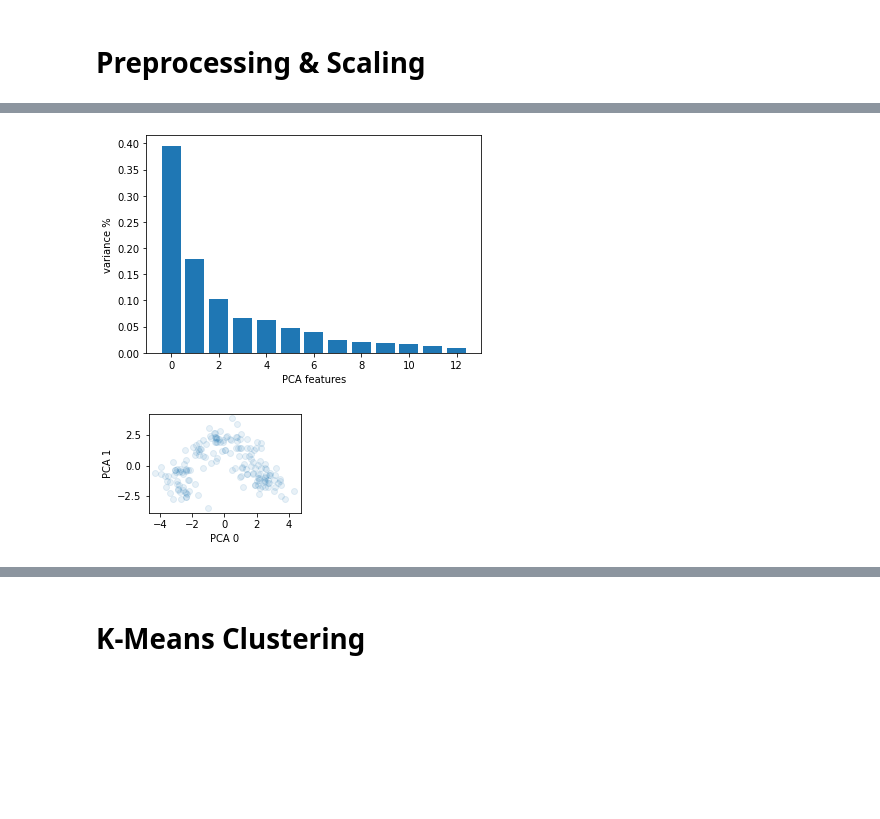
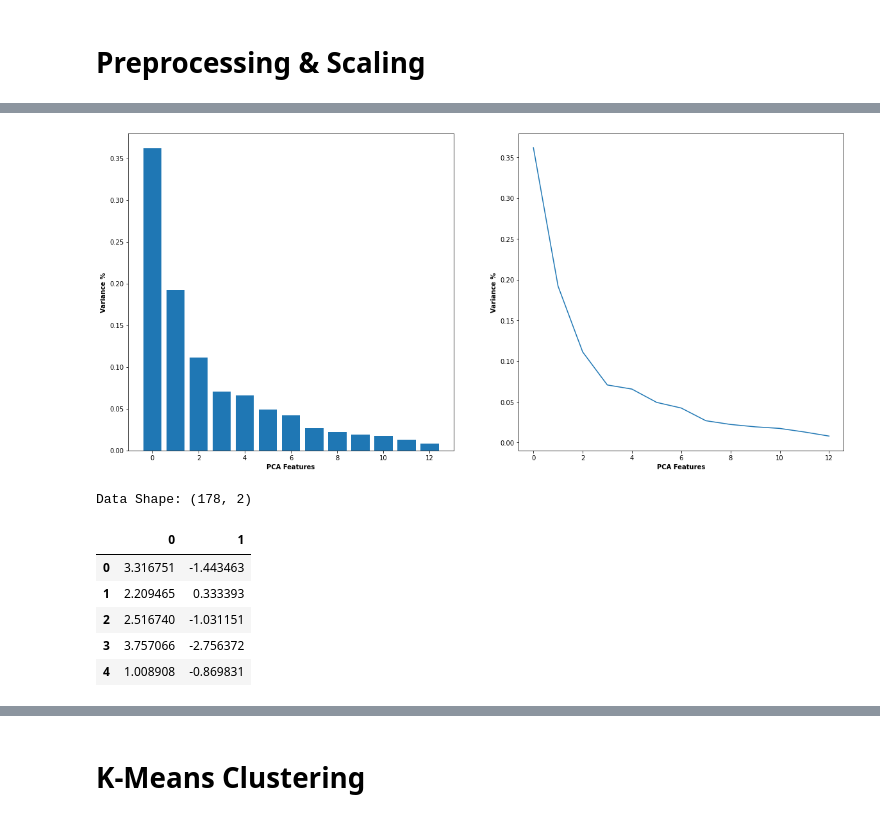
Before and after one commit to kelv-yap/sp_dsai_machine_learning, a Jupyter notebook: clustering/clustering.ipynb, the cells around one changed output, grey strips where cells are left out. Saved outputs shown, nothing was run; the diff lists cells and outputs as text; code cells hidden in the pictures; blank space fills up the shorter version.

```diff
--- a/clustering/clustering.ipynb
+++ b/clustering/clustering.ipynb
@@ -25,6 +27,13 @@ Wine Dataset from https://archive.ics.uci.edu/ml/datasets/wine
 # %%
 import pandas as pd
 
-df = pd.read_csv('data/wine.data', header=None, sep=',')
+colHeaders = ["Class", "Alcohol", "Malic Acid", "Ash",
+              "Alcalinity Of Ash", "Magnesium", "Total Phenols", "Flavanoids",
+              "Nonflavanoid Phenols", "Proanthocyanins", "Color Intensity", "Hue",
+              "Od280/Od315 Of Diluted Wines", "Proline"]
+
+df = pd.read_csv("data/wine.data",
+                 sep=",",
+                 names=colHeaders)
 df.head()
 # %% [output]
@@ -57,6 +66,6 @@ Data columns (total 14 columns):
 dtypes: float64(11), int64(3)
 memory usage: 19.6 KB
 # %%
-df = df.drop([0], axis=1)
+df = df.drop("Class", 1)
 df.head()
 # %% [output]
@@ -74,4 +84,8 @@ Preprocessing & Scaling
 # %%
 from sklearn.preprocessing import StandardScaler
 
-X_std = StandardScaler().fit_transform(df)
+scaler = StandardScaler()
+data_std = scaler.fit_transform(df)
+
+print("Data Shape: {}".format(data_std.shape))
+pd.DataFrame(data_std).head()
@@ -80,5 +104,8 @@ X_std = StandardScaler().fit_transform(df)
 # %%
 from sklearn.decomposition import PCA
 
-pca_model = PCA(n_components=13)
-mainComponents = pca_model.fit_transform(X_std)
+pca = PCA(n_components=13)
+data_pca = pca.fit_transform(data_std)
+
+print("Data Shape: {}".format(data_pca.shape))
+pd.DataFrame(data_pca).head()
@@ -85,31 +120,35 @@ mainComponents = pca_model.fit_transform(X_std)
 # %%
 import matplotlib.pyplot as plt
 
 features = range(pca.n_components_)
+plt.figure(figsize=(20,20))
+
+plt.subplot(221)
 plt.bar(features, pca.explained_variance_ratio_)
-plt.xlabel('PCA features')
-plt.ylabel('variance %')
+plt.xlabel("PCA Features", fontweight="bold")
+plt.ylabel("Variance %", fontweight="bold")
+
+plt.subplot(222)
+plt.plot(features, pca.explained_variance_ratio_)
+plt.xlabel("PCA Features", fontweight="bold")
+plt.ylabel("Variance %", fontweight="bold")
+
 plt.show()
-
-X_pca = pd.DataFrame(mainComponents)
 # %% [output]
-[figure, old version]
+[figure, new version]
-# %%
-plt.subplot(221)
-plt.scatter(X_pca[0], X_pca[1], alpha=.1)
-plt.xlabel('PCA 0')
-plt.ylabel('PCA 1')
-
-# plt.subplot(222)
-# plt.scatter(X_pca[0], X_pca[2], alpha=.1)
-# plt.xlabel('PCA 0')
-# plt.ylabel('PCA 2')
-
-# plt.subplot(223)
-# plt.scatter(X_pca[1], X_pca[2], alpha=.1)
-# plt.xlabel('PCA 1')
-# plt.ylabel('PCA 2')
-
-plt.show()
-# %% [output]
-[figure, removed]
+# %%
+from sklearn.decomposition import PCA
+
+pca = PCA(n_components=2)
+data_pca = pca.fit_transform(data_std)
+
+print("Data Shape: {}".format(data_pca.shape))
+pd.DataFrame(data_pca).head()
+# %% [output]
+Data Shape: (178, 2)
+|  | 0 | 1 |
+| 0 | 3.316751 | -1.443463 |
+| 1 | 2.209465 | 0.333393 |
+| 2 | 2.516740 | -1.031151 |
+| 3 | 3.757066 | -2.756372 |
+| 4 | 1.008908 | -0.869831 |
```
Also changed, not shown: parts of 36 cells of this notebook.
